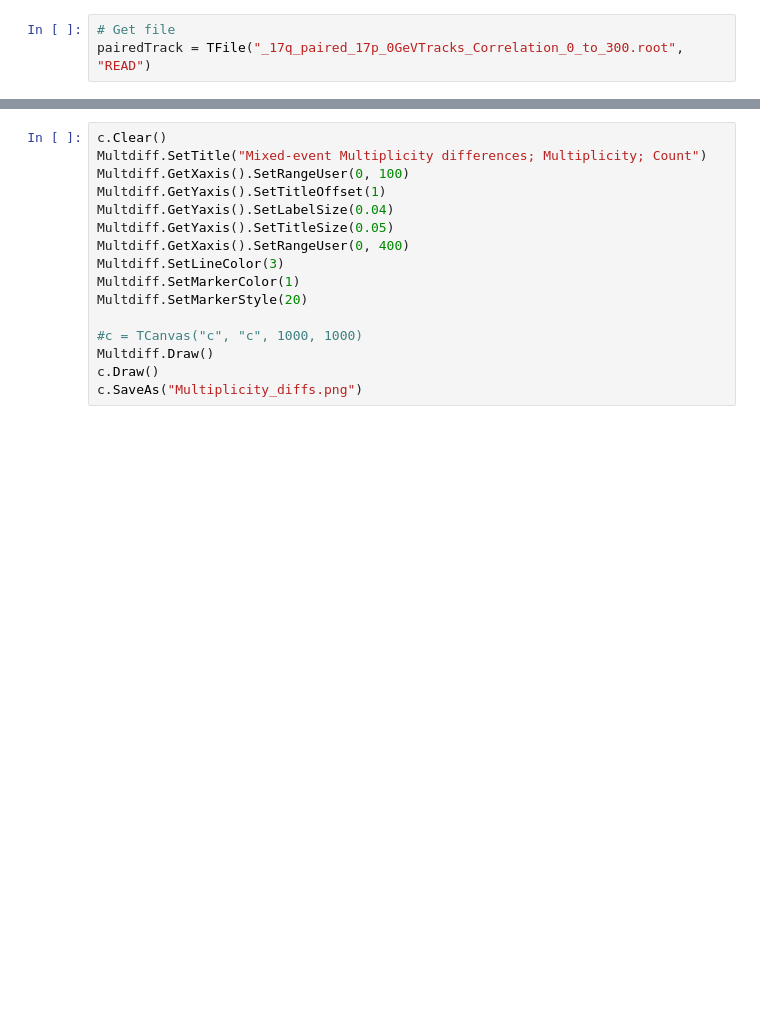
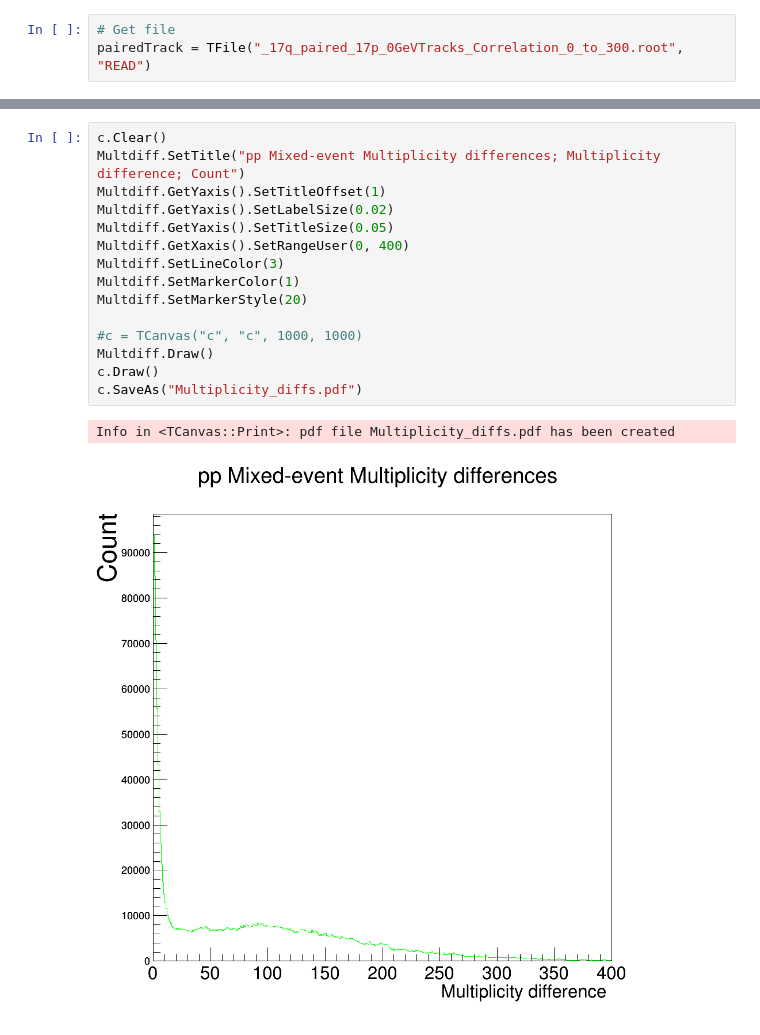
Before and after one commit to ivanache/heavy_ion_data, a Jupyter notebook: mixing/Difference_graph_processor.ipynb, the cells around one changed output, grey strips where cells are left out. Saved outputs shown, nothing was run; the diff lists cells and outputs as text; blank space fills up the shorter version.

```diff
--- a/mixing/Difference_graph_processor.ipynb
+++ b/mixing/Difference_graph_processor.ipynb
@@ -36,16 +36,18 @@ Info in <TCanvas::Print>: png file z_vertex_diffs.png has been created
 # %%
 c.Clear()
-Multdiff.SetTitle("Mixed-event Multiplicity differences; Multiplicity; Count")
-Multdiff.GetXaxis().SetRangeUser(0, 100)
+Multdiff.SetTitle("pp Mixed-event Multiplicity differences; Multiplicity difference; Count")
 Multdiff.GetYaxis().SetTitleOffset(1)
-Multdiff.GetYaxis().SetLabelSize(0.04)
+Multdiff.GetYaxis().SetLabelSize(0.02)
 Multdiff.GetYaxis().SetTitleSize(0.05)
 Multdiff.GetXaxis().SetRangeUser(0, 400)
 Multdiff.SetLineColor(3)
 Multdiff.SetMarkerColor(1)
 Multdiff.SetMarkerStyle(20)
 
 #c = TCanvas("c", "c", 1000, 1000)
 Multdiff.Draw()
 c.Draw()
-c.SaveAs("Multiplicity_diffs.png")
+c.SaveAs("Multiplicity_diffs.pdf")
+# %% [output]
+Info in <TCanvas::Print>: pdf file Multiplicity_diffs.pdf has been created
+[figure, added]
```
Also changed, not shown: parts of 7 cells of this notebook, 27 other files.
